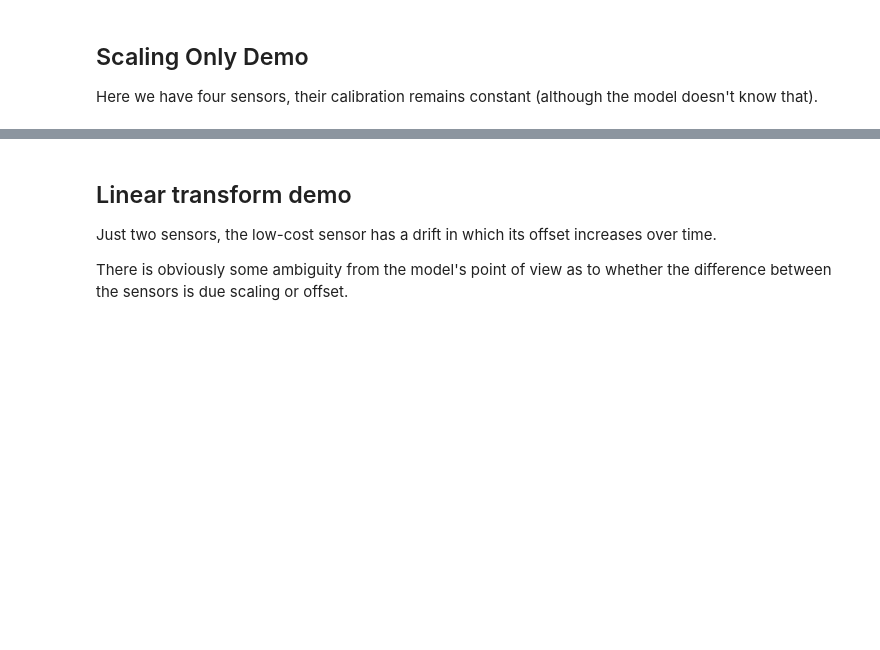
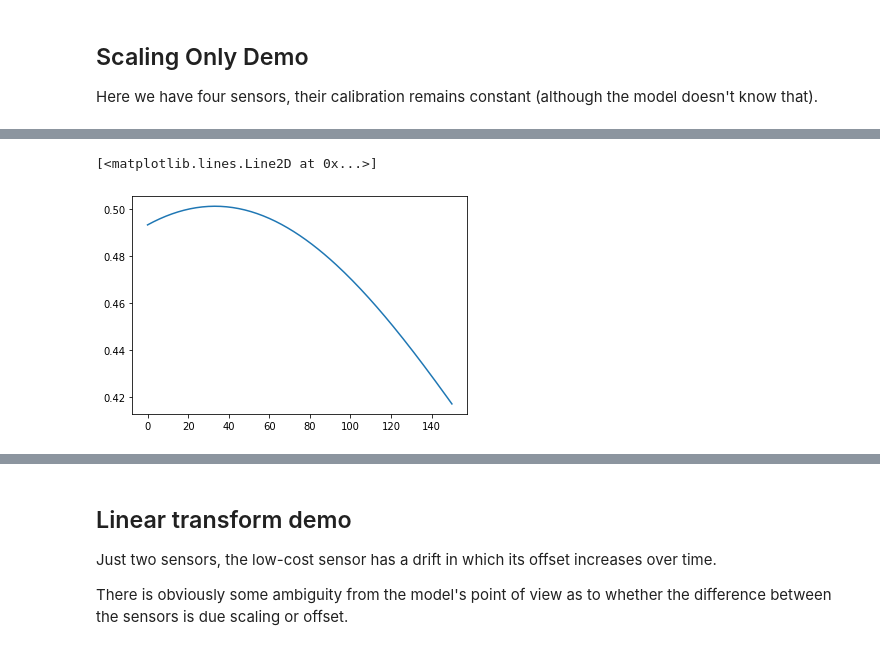
Before and after one commit to airqo-platform/calibration, a Jupyter notebook: jupyter/Module Test.ipynb, the cells around one changed output, grey strips where cells are left out. Drawn from its saved outputs; the diff is of its cells as text; code cells hidden in the pictures; blank space fills up the shorter version.

```diff
--- a/jupyter/Module Test.ipynb
+++ b/jupyter/Module Test.ipynb
@@ -60,0 +109,5 @@ for si,refs in enumerate(refsensor):
+# %%
+plt.plot(qf_mu[:151,0])
+# %% [output]
+[<matplotlib.lines.Line2D at 0x...>]
+[figure, added]
```
Also changed, not shown: parts of 8 cells of this notebook, 5 other files.
